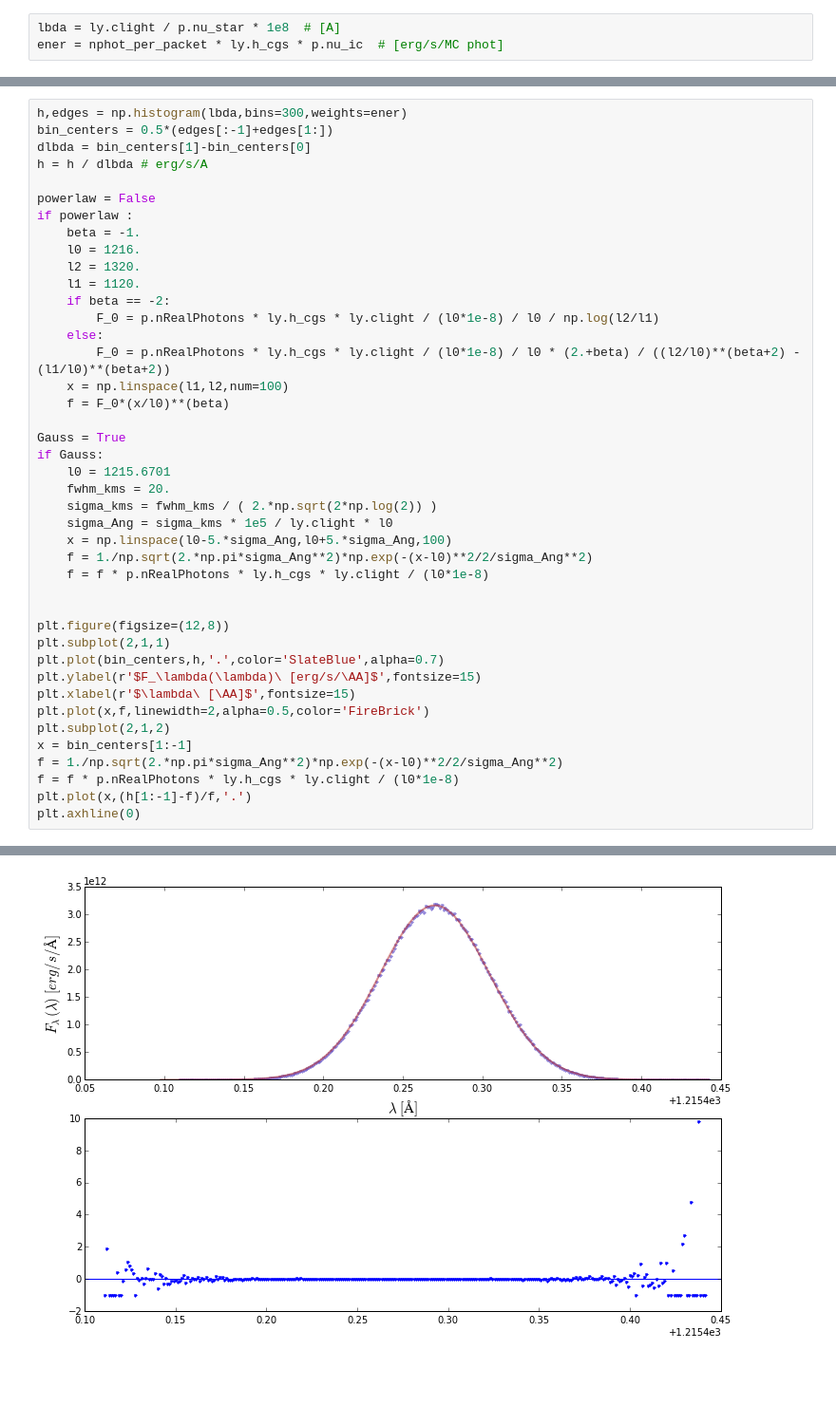
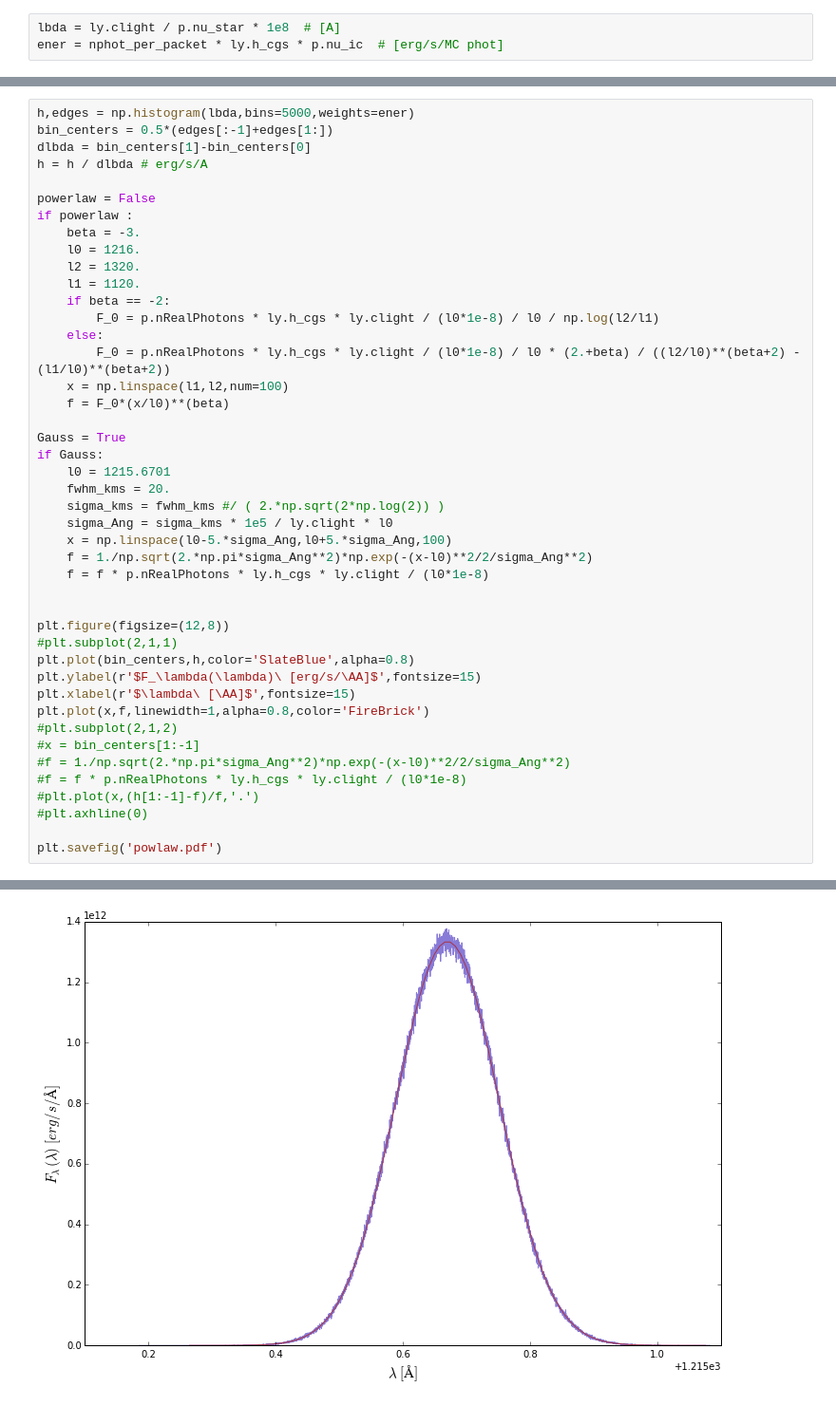
Before and after one commit to tgarel/RASCAS-idealised_models, a Jupyter notebook: py/TestICs.ipynb, the cells around one changed output, grey strips where cells are left out. Shown at 95% size. Drawn from its saved outputs; the diff is of its cells as text; blank space fills up the shorter version.

```diff
--- a/py/TestICs.ipynb
+++ b/py/TestICs.ipynb
@@ -22,12 +22,12 @@ print lbda
 # %%
-h,edges = np.histogram(lbda,bins=300,weights=ener)
+h,edges = np.histogram(lbda,bins=5000,weights=ener)
 bin_centers = 0.5*(edges[:-1]+edges[1:])
 dlbda = bin_centers[1]-bin_centers[0]
 h = h / dlbda # erg/s/A
 
 powerlaw = False
 if powerlaw :
-    beta = -1.
+    beta = -3.
     l0 = 1216.
     l2 = 1320.
     l1 = 1120.
@@ -42,7 +42,7 @@ Gauss = True
 if Gauss:
     l0 = 1215.6701
     fwhm_kms = 20.
-    sigma_kms = fwhm_kms / ( 2.*np.sqrt(2*np.log(2)) )
+    sigma_kms = fwhm_kms #/ ( 2.*np.sqrt(2*np.log(2)) )
     sigma_Ang = sigma_kms * 1e5 / ly.clight * l0
     x = np.linspace(l0-5.*sigma_Ang,l0+5.*sigma_Ang,100)
     f = 1./np.sqrt(2.*np.pi*sigma_Ang**2)*np.exp(-(x-l0)**2/2/sigma_Ang**2)
@@ -50,15 +50,17 @@ if Gauss:
 
 
 plt.figure(figsize=(12,8))
-plt.subplot(2,1,1)
-plt.plot(bin_centers,h,'.',color='SlateBlue',alpha=0.7)
+#plt.subplot(2,1,1)
+plt.plot(bin_centers,h,color='SlateBlue',alpha=0.8)
 plt.ylabel(r'$F_\lambda(\lambda)\ [erg/s/\AA]$',fontsize=15)
 plt.xlabel(r'$\lambda\ [\AA]$',fontsize=15)
-plt.plot(x,f,linewidth=2,alpha=0.5,color='FireBrick')
-plt.subplot(2,1,2)
-x = bin_centers[1:-1]
-f = 1./np.sqrt(2.*np.pi*sigma_Ang**2)*np.exp(-(x-l0)**2/2/sigma_Ang**2)
-f = f * p.nRealPhotons * ly.h_cgs * ly.clight / (l0*1e-8)
-plt.plot(x,(h[1:-1]-f)/f,'.')
-plt.axhline(0)
+plt.plot(x,f,linewidth=1,alpha=0.8,color='FireBrick')
+#plt.subplot(2,1,2)
+#x = bin_centers[1:-1]
+#f = 1./np.sqrt(2.*np.pi*sigma_Ang**2)*np.exp(-(x-l0)**2/2/sigma_Ang**2)
+#f = f * p.nRealPhotons * ly.h_cgs * ly.clight / (l0*1e-8)
+#plt.plot(x,(h[1:-1]-f)/f,'.')
+#plt.axhline(0)
+
+plt.savefig('powlaw.pdf')
 # %% [output]
@@ -66 +67 @@ plt.axhline(0)
-[figure, old version]
+[figure, new version]
```
Also changed, not shown: parts of 3 cells of this notebook, 4 other files.
